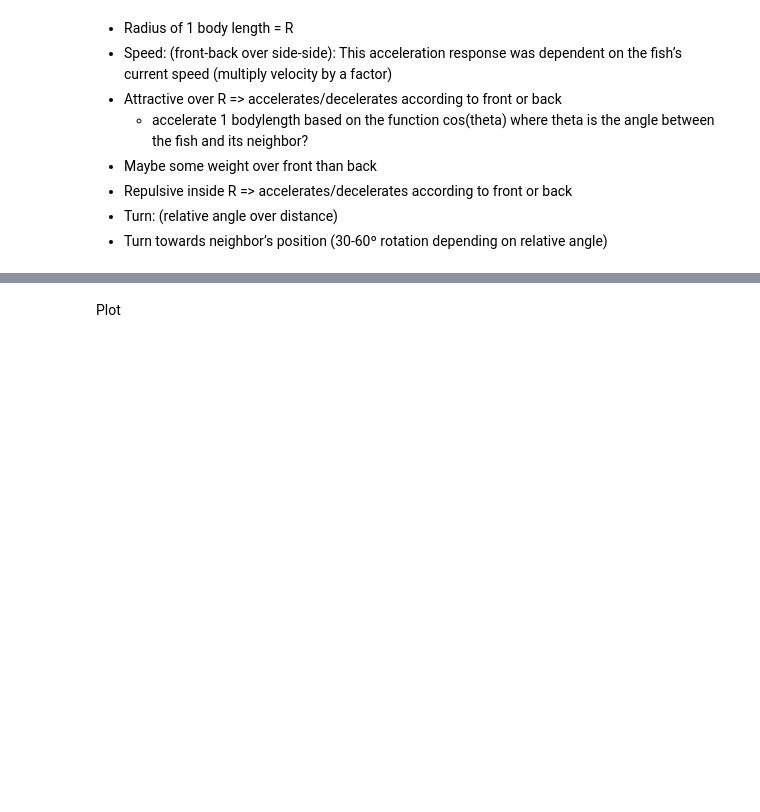
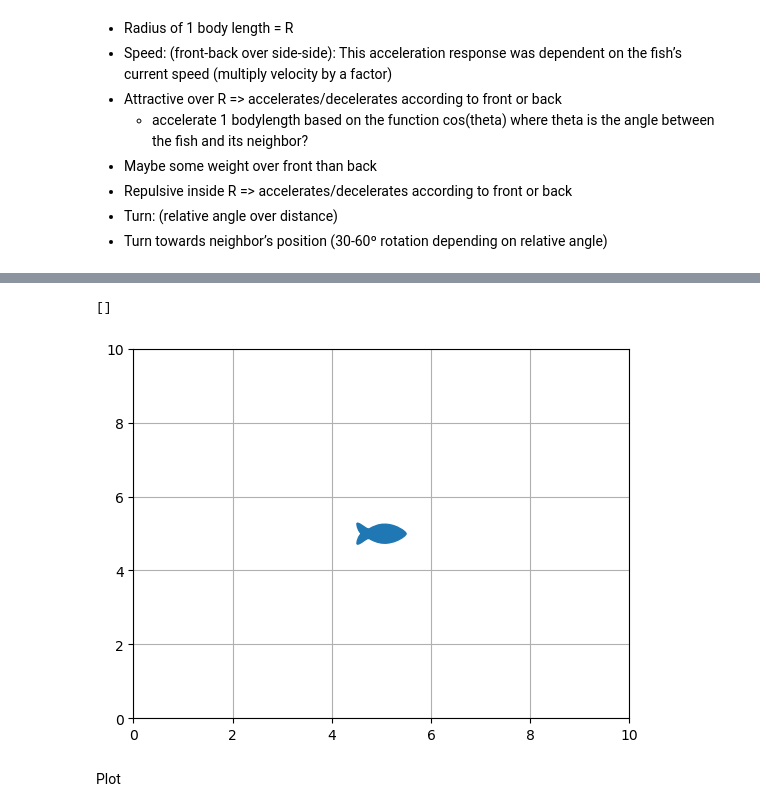
Before and after one commit to Bobomoto/PHYS250-Final-Project, a Jupyter notebook: Finalproject.ipynb, the cells around one changed output, grey strips where cells are left out. Drawn from its saved outputs; the diff is of its cells as text; code cells hidden in the pictures; blank space fills up the shorter version.

```diff
--- a/Finalproject.ipynb
+++ b/Finalproject.ipynb
@@ -161,4 +163,23 @@ print(updatefish(fishpos, spd, radfish))
 ([np.float64(0.035355339059327376), np.float64(-0.035355339059327376)], [np.float64(-0.035355339059327376), np.float64(0.035355339059327376)])
+# %%
+fih_path, attributes = svg2paths('fih.svg')
+fmarker = parse_path(attributes[0]['d'])
+fmarker.vertices -= fmarker.vertices.mean(axis=0)
+fmarker = fmarker.transformed(mpl.transforms.Affine2D().scale(1,-1))
+fmarker = fmarker.transformed(mpl.transforms.Affine2D().rotate_deg(0))
+
+#linear scaling with respect to max x and y coord
+coo = 10
+plt.plot(coo/2-0.06,coo/2, marker = fmarker, markersize = 400/coo)
+
+plt.grid()
+plt.xlim(0,coo)
+plt.ylim(0,coo)
+
+plt.plot()
+# %% [output]
+[]
+[figure, added]
 # %% [markdown]
 Plot
 # %%
```
Also changed, not shown: parts of 4 cells of this notebook, 1 other file.
